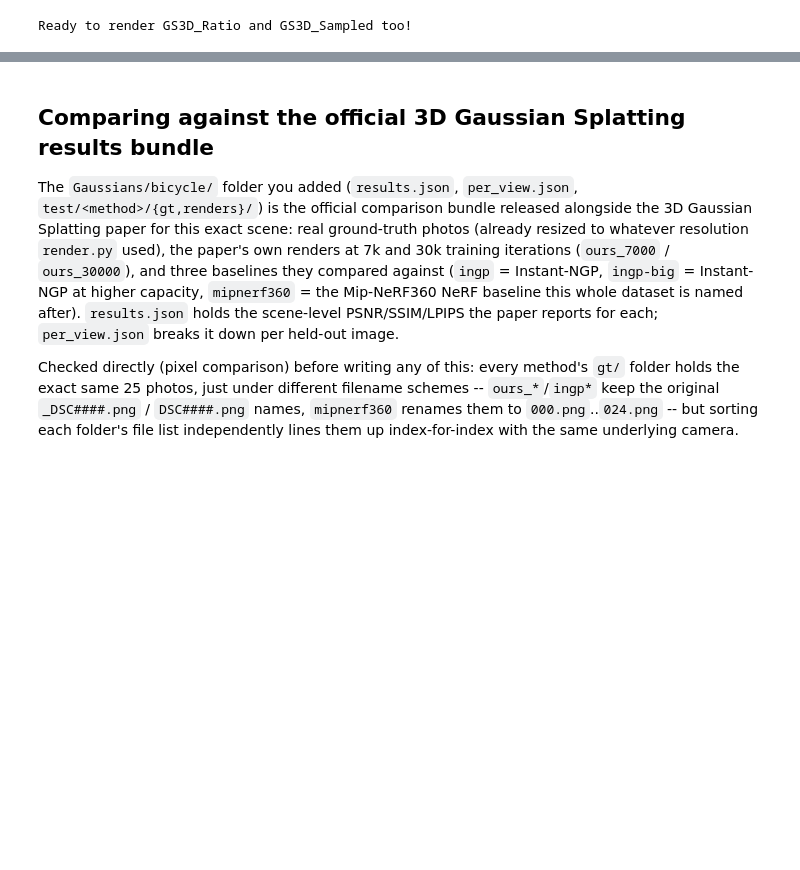
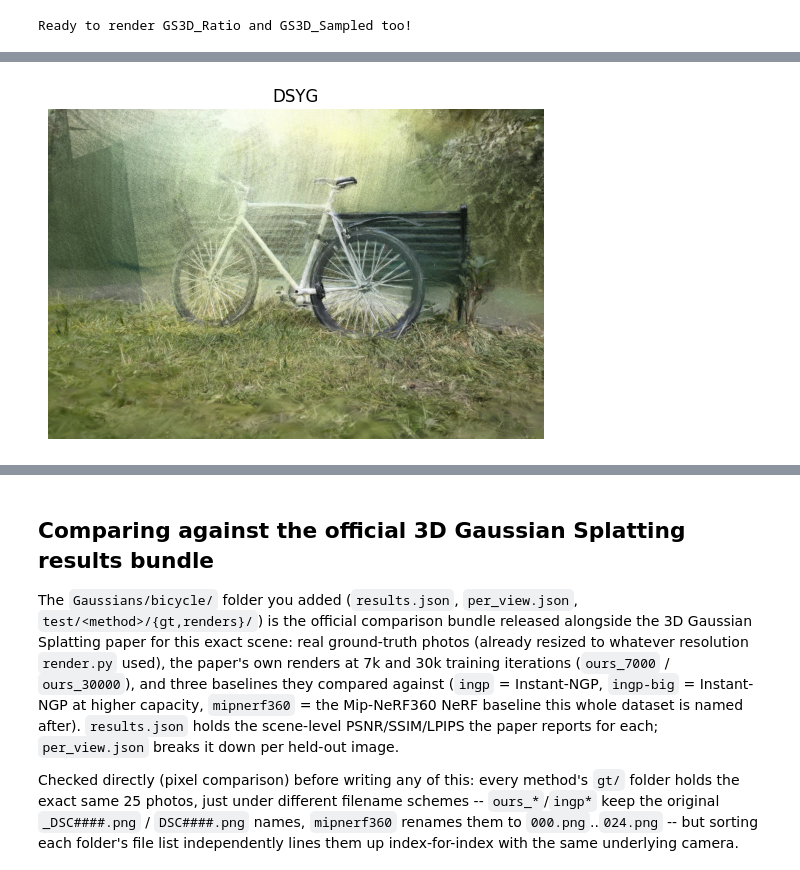
Before and after one commit to Cdelim/rdv, a Jupyter notebook: src/notebook_sandbox/3DGSDecompostionTrck.ipynb, the cells around one changed output, grey strips where cells are left out. Cells and saved outputs as stored; diff of their text form; code cells hidden in the pictures; blank space fills up the shorter version.

```diff
--- a/src/notebook_sandbox/3DGSDecompostionTrck.ipynb
+++ b/src/notebook_sandbox/3DGSDecompostionTrck.ipynb
@@ -741,0 +906,10 @@ print(f"Rendered in {time.perf_counter() - t} seconds")
+# %%
+# view the image with matplotlib
+import matplotlib.pyplot as plt
+plt.imshow(image.detach().cpu().numpy())
+plt.gca().axis('off')
+# rdv renders with row 0 = bottom of the scene -- without this the image
+# displays upside down regardless of anything else. See make_sensor's docstring.
+plt.title('DSYG')
+plt.show()
+# %% [output]
@@ -741,0 +917 @@ print(f"Rendered in {time.perf_counter() - t} seconds")
+[figure, added]
```
Also changed, not shown: parts of 21 cells of this notebook, 1 other file.
